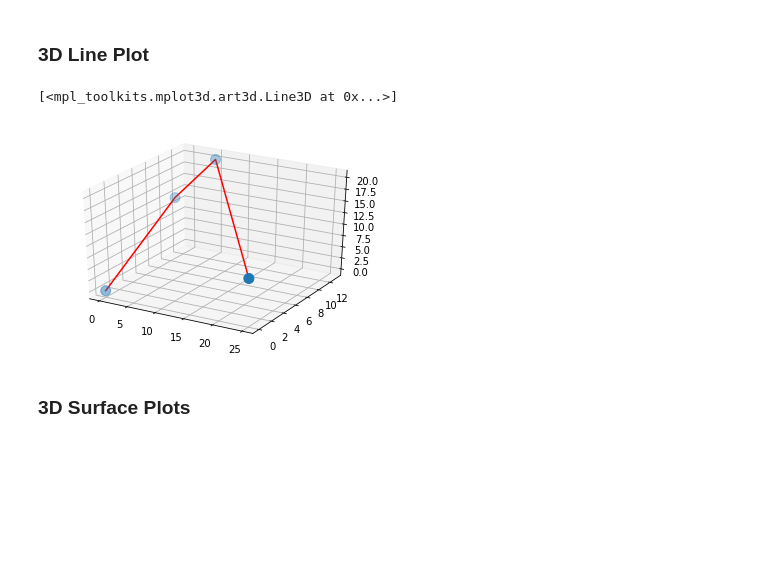
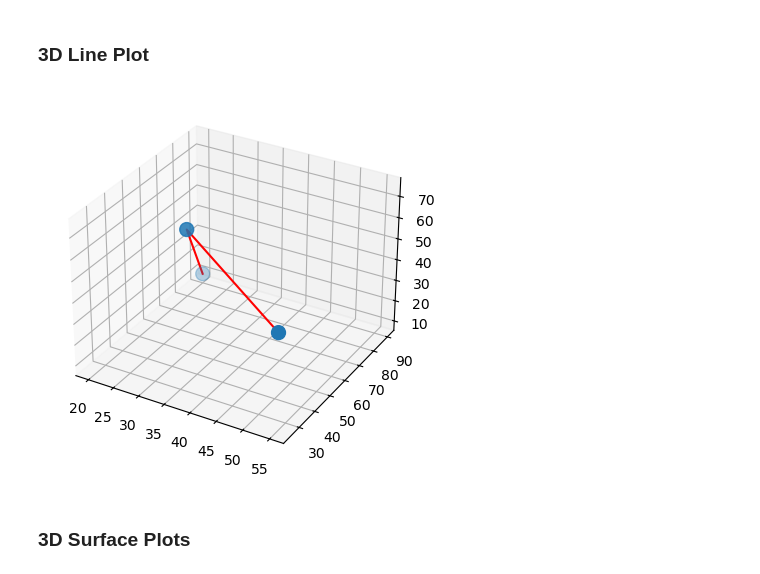
Before and after one commit to VishalYadav2858/AI-stack, a Jupyter notebook: AI_Eng/Matplotlib/Matplotib.ipynb, the cells around one changed output. Saved outputs shown, nothing was run; the diff lists cells and outputs as text; code cells hidden in the pictures; blank space fills up the shorter version.

```diff
--- a/AI_Eng/Matplotlib/Matplotib.ipynb
+++ b/AI_Eng/Matplotlib/Matplotib.ipynb
@@ -603,19 +603,21 @@ Text(0.5, 0, 'SR')
 # %% [markdown]
 ### 3D Line Plot
 # %%
-# x = [0,1,5,25]
-# y = [0,10,13,0]
-# z = [0,13,20,9]
-#
-# fig = plt.figure()
-#
-# ax = plt.subplot(projection='3d')
-#
-# ax.scatter3D(x,y,z,s=[100,100,100,100])
-# ax.plot3D(x,y,z,color='red')
+
+
+
+x =[20,34,55]
+y =[90,38,25]
+z =[10,74,51]
+
+fig = plt.figure()
+ax = plt.subplot(projection='3d')
+ax.scatter3D(x,y,z, s=[100,100,100])
+ax.plot3D(x,y,z,color='red')
+
+plt.show()
 # %% [output]
-[<mpl_toolkits.mplot3d.art3d.Line3D at 0x...>]
-[figure, old version]
+[figure, new version]
 # %% [markdown]
 ### 3D Surface Plots
 # %%
```
Also changed, not shown: parts of 13 cells of this notebook, 4 other files.
